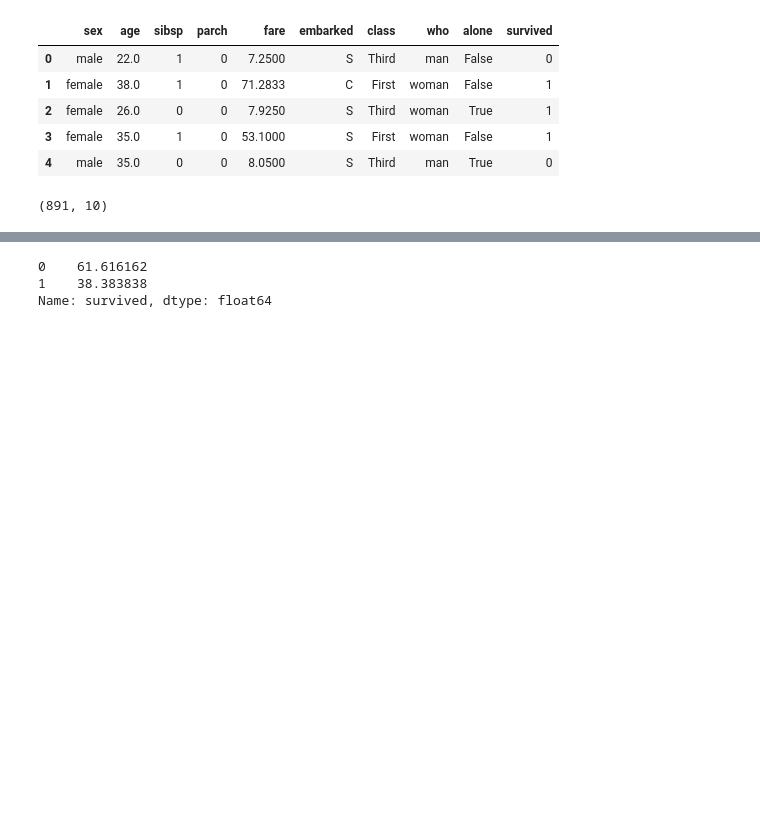
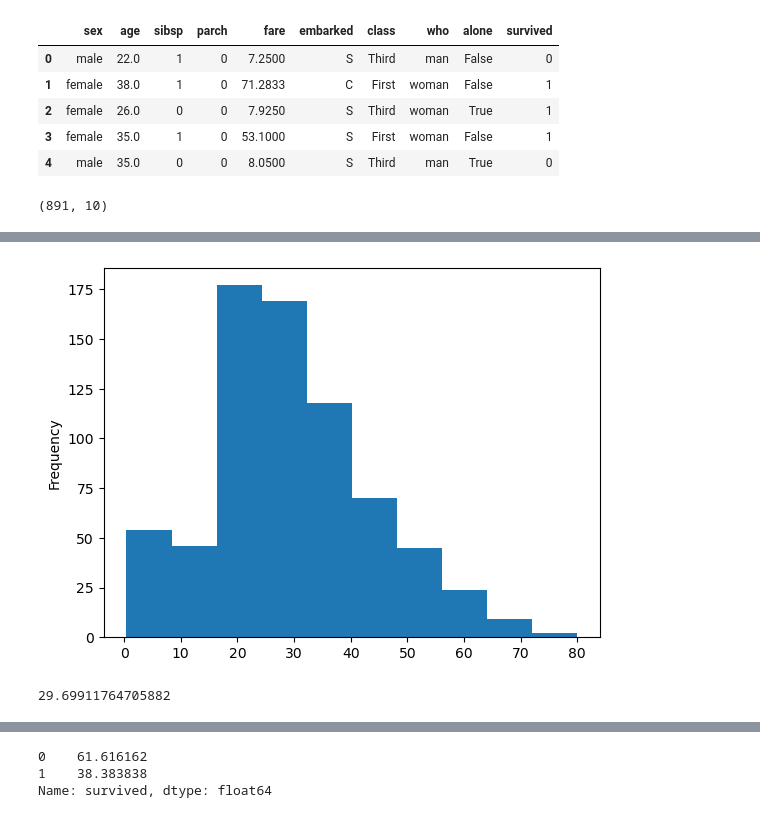
Before and after one commit to arowolo007/Japa-Predictive-Class, a Jupyter notebook: japa_class.ipynb, the cells around one changed output, grey strips where cells are left out. Saved outputs shown, nothing was run; the diff lists cells and outputs as text; code cells hidden in the pictures; blank space fills up the shorter version.

```diff
--- a/japa_class.ipynb
+++ b/japa_class.ipynb
@@ -17,0 +39,8 @@ df.shape
+# %%
+df.age.plot(kind='hist');
+# %% [output]
+[figure, added]
+# %%
+df.age.mean()
+# %% [output]
+29.69911764705882
```
Also changed, not shown: parts of 27 cells of this notebook.
